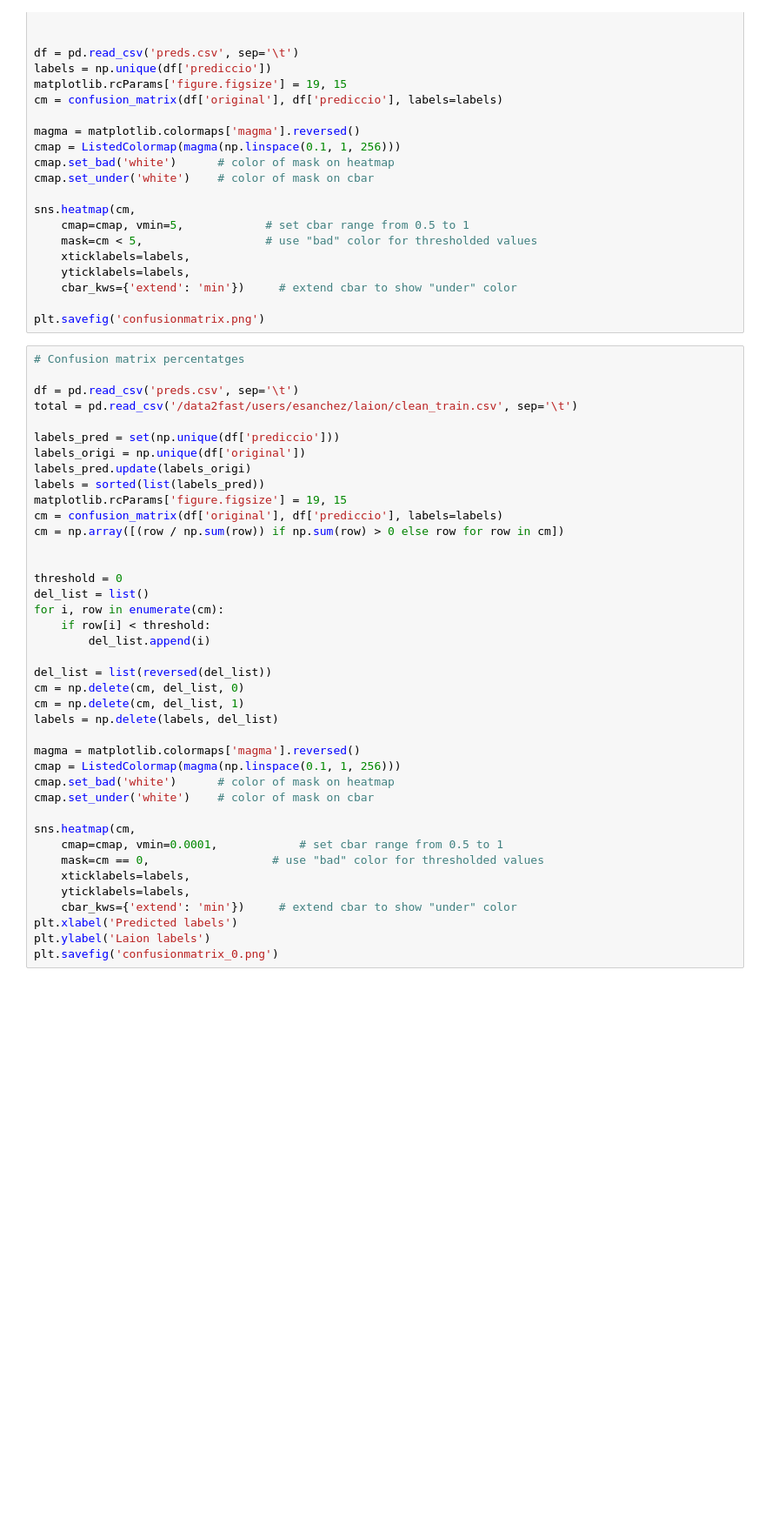
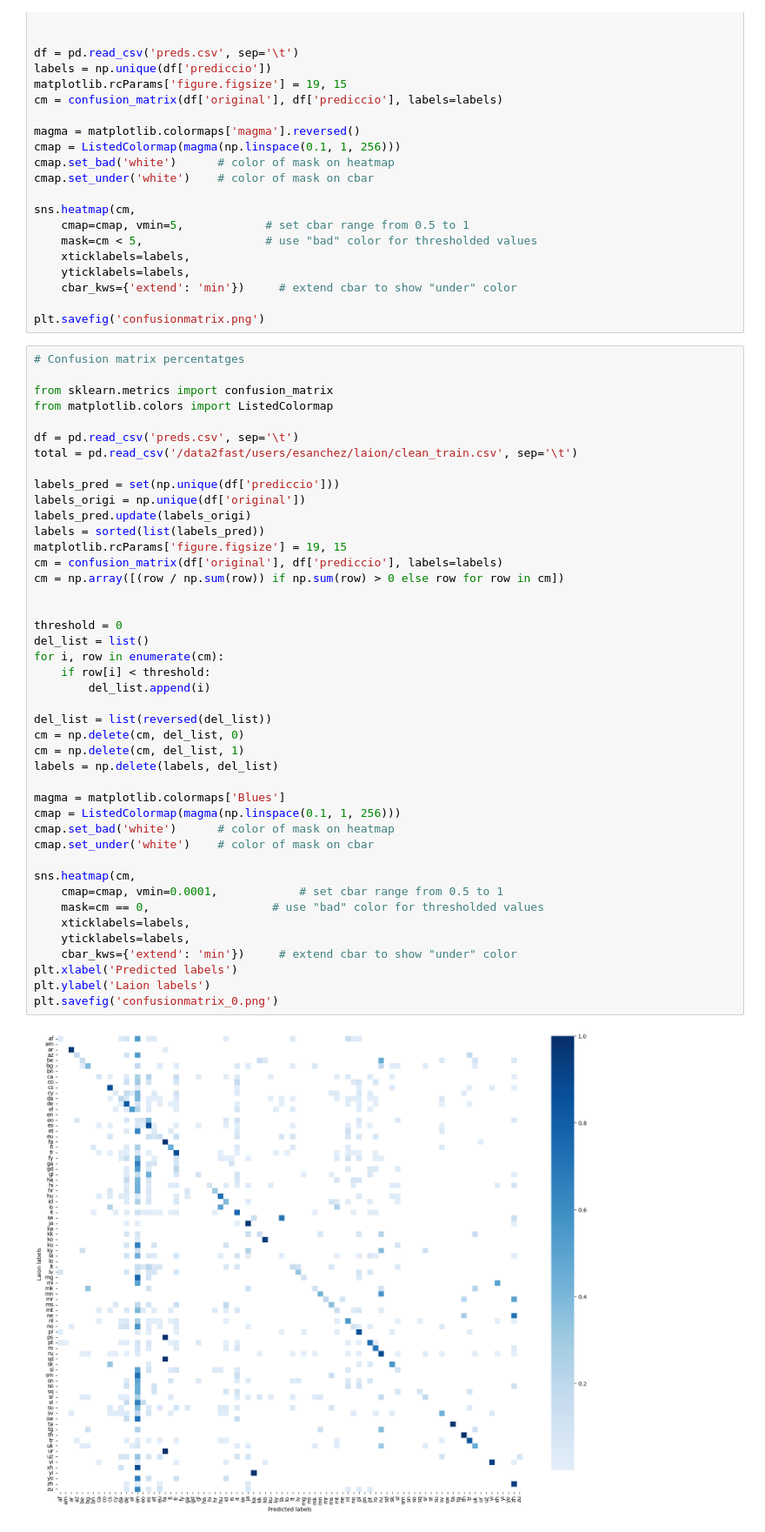
Before and after one commit to EricSanLopez/mmcatr, a Jupyter notebook: preprocessing.ipynb, the cells around one changed output. Shown: that part at 87% size. Drawn from its saved outputs; the diff is of its cells as text; blank space fills up the shorter version.

```diff
--- a/preprocessing.ipynb
+++ b/preprocessing.ipynb
@@ -454,6 +455,9 @@ sns.heatmap(cm,
 plt.savefig('confusionmatrix.png')
 # %%
 # Confusion matrix percentatges
+
+from sklearn.metrics import confusion_matrix
+from matplotlib.colors import ListedColormap
 
 df = pd.read_csv('preds.csv', sep='\t')
 total = pd.read_csv('/data2fast/users/esanchez/laion/clean_train.csv', sep='\t')
@@ -464,34 +468,36 @@ labels_pred.update(labels_origi)
 labels = sorted(list(labels_pred))
 matplotlib.rcParams['figure.figsize'] = 19, 15
 cm = confusion_matrix(df['original'], df['prediccio'], labels=labels)
 cm = np.array([(row / np.sum(row)) if np.sum(row) > 0 else row for row in cm])
 
 
 threshold = 0
 del_list = list()
 for i, row in enumerate(cm):
     if row[i] < threshold:
         del_list.append(i)
 
 del_list = list(reversed(del_list))
 cm = np.delete(cm, del_list, 0)
 cm = np.delete(cm, del_list, 1)
 labels = np.delete(labels, del_list)
 
-magma = matplotlib.colormaps['magma'].reversed()
+magma = matplotlib.colormaps['Blues']
 cmap = ListedColormap(magma(np.linspace(0.1, 1, 256)))
 cmap.set_bad('white')      # color of mask on heatmap
 cmap.set_under('white')    # color of mask on cbar
 
 sns.heatmap(cm,
     cmap=cmap, vmin=0.0001,            # set cbar range from 0.5 to 1
     mask=cm == 0,                  # use "bad" color for thresholded values
     xticklabels=labels,
     yticklabels=labels,
     cbar_kws={'extend': 'min'})     # extend cbar to show "under" color
 plt.xlabel('Predicted labels')
 plt.ylabel('Laion labels')
 plt.savefig('confusionmatrix_0.png')
+# %% [output]
+[figure, added]
 # %%
 # Crear dataset de coincidències
 
```
Also changed, not shown: parts of 8 cells of this notebook, 9 other files.
